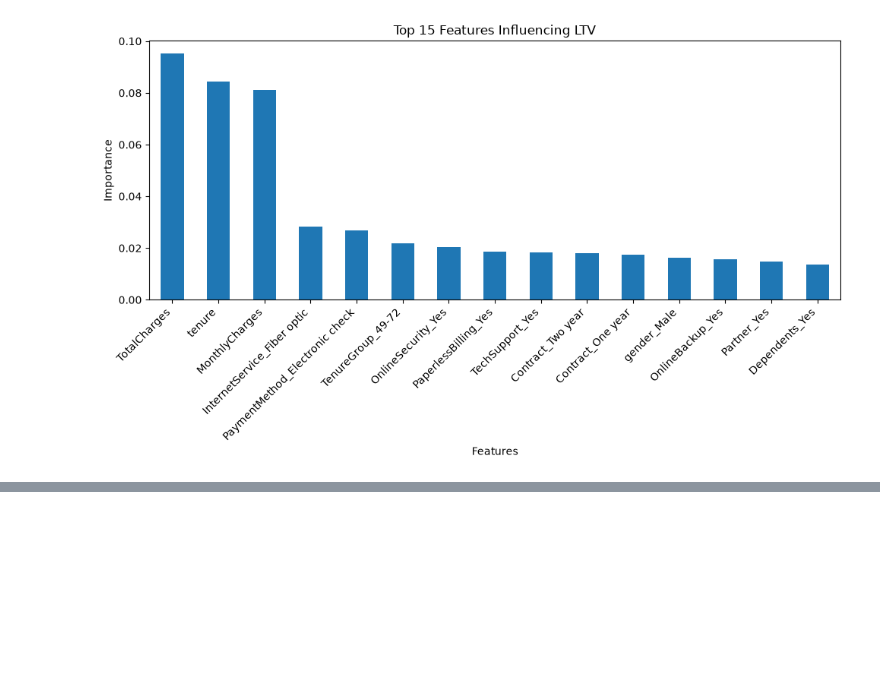
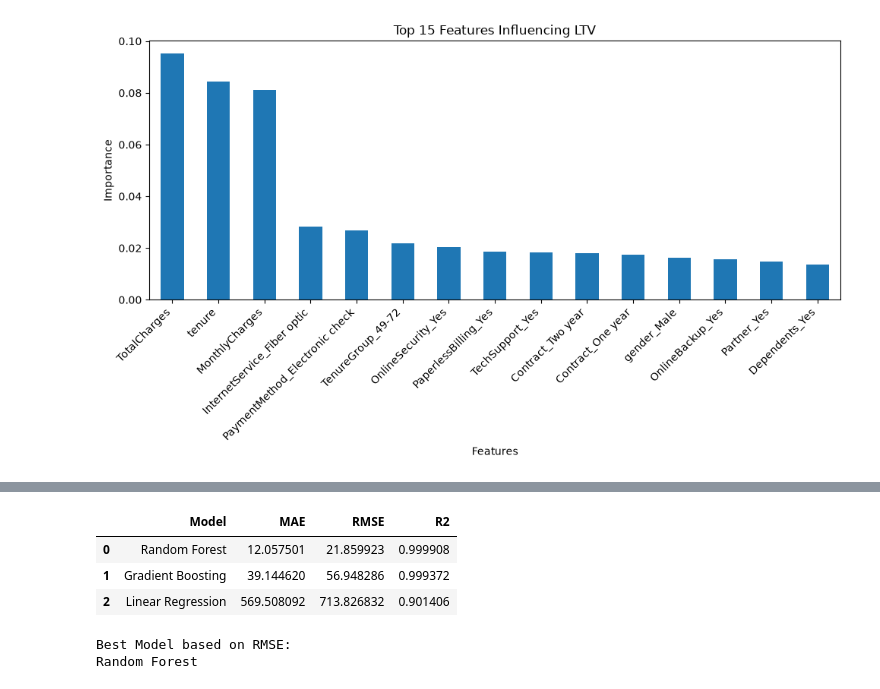
Before and after one commit to begamafreen8088-afk/zaalima-data-analytic, a Jupyter notebook: Notebooks/person2_eda.ipynb, the cells around one changed output, grey strips where cells are left out. Drawn from its saved outputs; the diff is of its cells as text; code cells hidden in the pictures; blank space fills up the shorter version.

Commit message:
feat: complete advanced LTV regression and insights

```diff
--- a/Notebooks/person2_eda.ipynb
+++ b/Notebooks/person2_eda.ipynb
@@ -2369,0 +2559,77 @@ plt.show()
+# %%
+from sklearn.linear_model import LinearRegression
+from sklearn.ensemble import RandomForestRegressor
+from sklearn.metrics import mean_absolute_error, mean_squared_error, r2_score
+import numpy as np
+import pandas as pd
+
+# -----------------------------
+# 1. Linear Regression
+# -----------------------------
+lr_model = LinearRegression()
+lr_model.fit(X_train, y_train)
+
+y_pred_lr = lr_model.predict(X_test)
+
+# -----------------------------
+# 2. Random Forest Regressor
+# -----------------------------
+rf_model = RandomForestRegressor(
+    n_estimators=200,
+    random_state=42
+)
+
+rf_model.fit(X_train, y_train)
+
+y_pred_rf = rf_model.predict(X_test)
+
+# -----------------------------
+# 3. Gradient Boosting
+# -----------------------------
+y_pred_gbr = best_gb_model.predict(X_test)
+
+# -----------------------------
+# 4. Model Evaluation
+# -----------------------------
+results = []
+
+models_predictions = {
+    "Linear Regression": y_pred_lr,
+    "Random Forest": y_pred_rf,
+    "Gradient Boosting": y_pred_gbr
+}
+
+for model_name, predictions in models_predictions.items():
+
+    mae = mean_absolute_error(y_test, predictions)
+    rmse = np.sqrt(mean_squared_error(y_test, predictions))
+    r2 = r2_score(y_test, predictions)
+
+    results.append({
+        "Model": model_name,
+        "MAE": mae,
+        "RMSE": rmse,
+        "R2": r2
+    })
+
+# -----------------------------
+# 5. Comparison Table
+# -----------------------------
+model_comparison = pd.DataFrame(results)
+
+model_comparison = model_comparison.sort_values(
+    by="RMSE",
+    ascending=True
+).reset_index(drop=True)
+
+display(model_comparison)
+
+print("\nBest Model based on RMSE:")
+print(model_comparison.iloc[0]["Model"])
+# %% [output]
+|  | Model | MAE | RMSE | R2 |
+| 0 | Random Forest | 12.057501 | 21.859923 | 0.999908 |
+| 1 | Gradient Boosting | 39.144620 | 56.948286 | 0.999372 |
+| 2 | Linear Regression | 569.508092 | 713.826832 | 0.901406 |
+Best Model based on RMSE:
+Random Forest
```
Also changed, not shown: parts of 21 cells of this notebook, 2 other files.
